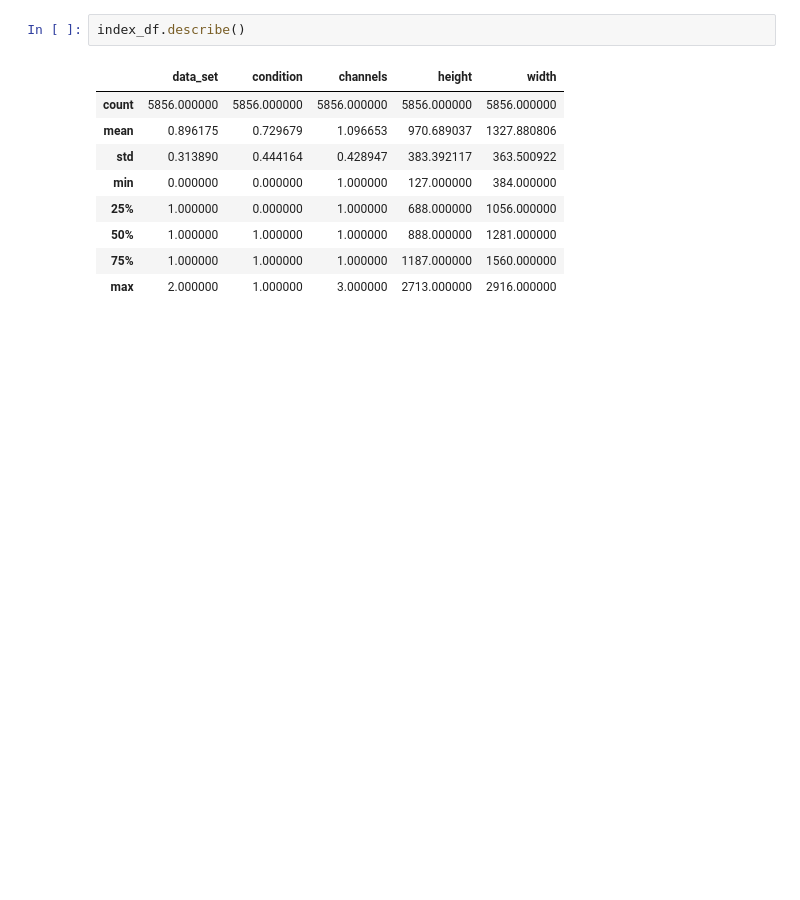
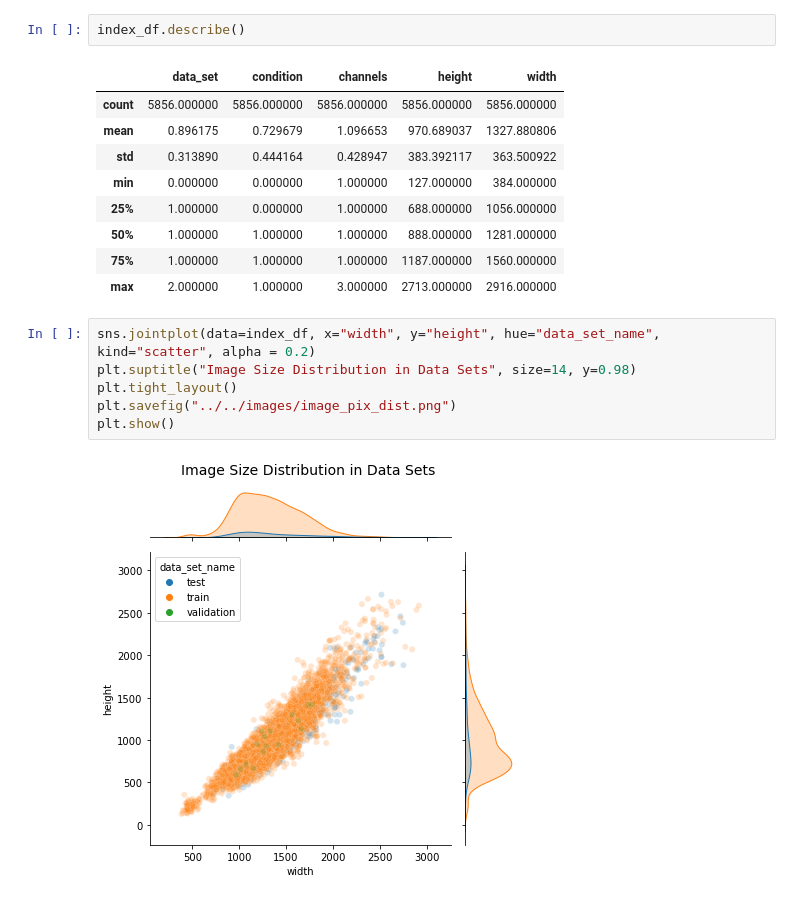
Before and after one commit to danvalen1/Pneumonia-ID, a Jupyter notebook: notebooks/DAV/EDA-img-processing.ipynb, the cells around one changed output. Saved outputs shown, nothing was run; the diff lists cells and outputs as text; blank space fills up the shorter version.

```diff
--- a/notebooks/DAV/EDA-img-processing.ipynb
+++ b/notebooks/DAV/EDA-img-processing.ipynb
@@ -86,3 +88,11 @@ index_df.describe()
 | 50% | 1.000000 | 1.000000 | 1.000000 | 888.000000 | 1281.000000 |
 | 75% | 1.000000 | 1.000000 | 1.000000 | 1187.000000 | 1560.000000 |
 | max | 2.000000 | 1.000000 | 3.000000 | 2713.000000 | 2916.000000 |
+# %%
+sns.jointplot(data=index_df, x="width", y="height", hue="data_set_name", kind="scatter", alpha = 0.2)
+plt.suptitle("Image Size Distribution in Data Sets", size=14, y=0.98)
+plt.tight_layout()
+plt.savefig("../../images/image_pix_dist.png")
+plt.show()
+# %% [output]
+[figure, added]
```
Also changed, not shown: parts of 3 cells of this notebook, 5 other files.
